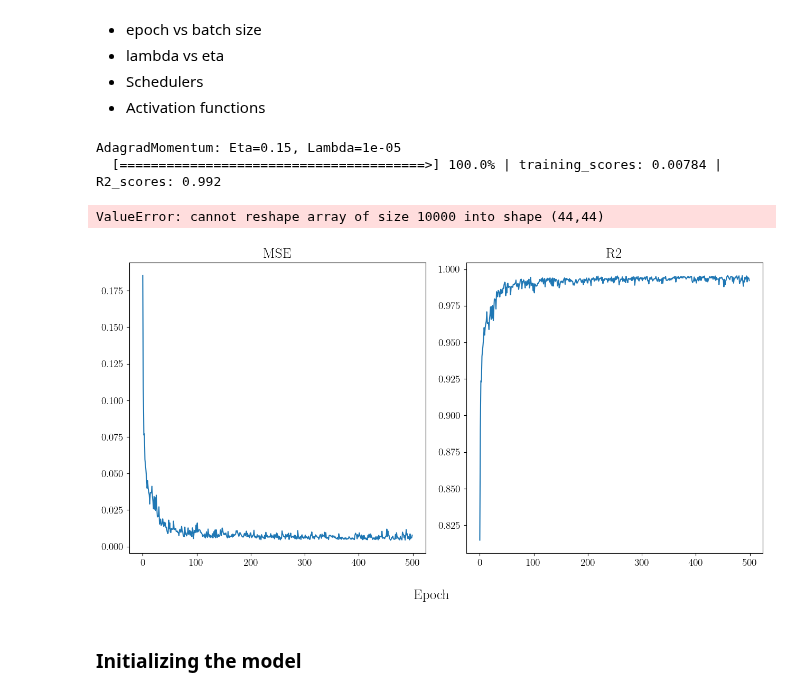
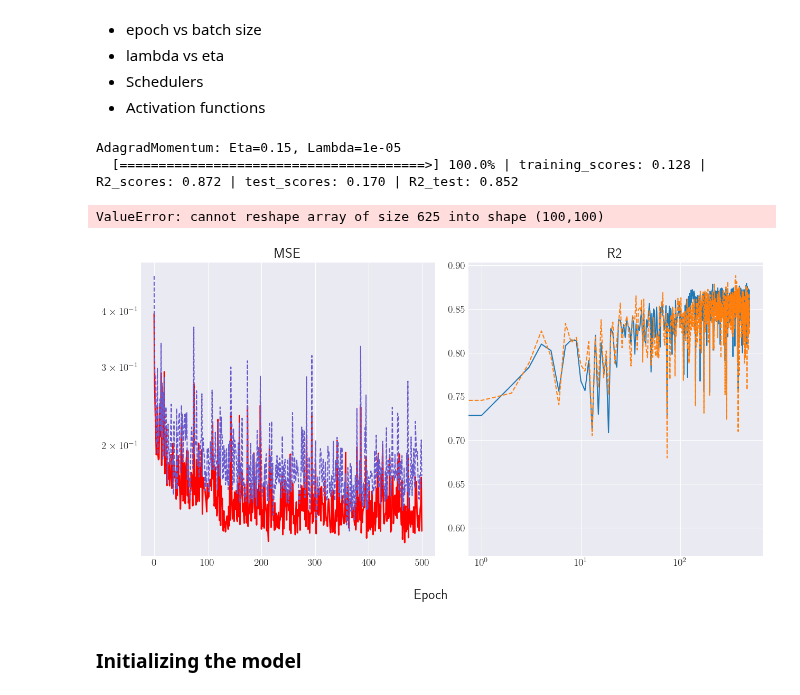
Before and after one commit to Oskar-Idland/FYS-STK4155-Projects, a Jupyter notebook: Project_2/src/b.ipynb, the cells around one changed output. Drawn from its saved outputs; the diff is of its cells as text; code cells hidden in the pictures.

```diff
--- a/Project_2/src/b.ipynb
+++ b/Project_2/src/b.ipynb
@@ -19,19 +19,22 @@ from activation_funcs import *
 from cost_funcs import *
 from Schedulers import *
 from FFNN import FFNN
+
+plt.style.use('seaborn-darkgrid')
 # %%
 seed = 42069
 np.random.seed(seed)
 
 
-N  = 100
+N  = 25
 
 x = np.linspace(0, 1, N)
 y = np.linspace(0, 1, N)
 yy, xx = np.meshgrid(x, y)
 
 zz = FrankeFunction(xx, yy)
-target = zz.reshape(-1,1)
+# target = zz.reshape(-1,1)
+target = (zz + 0.1*np.random.randn(N,N)).reshape(-1,1)
 
 target = (target - np.mean(target)) / np.std(target)
 # %%
@@ -83,17 +85,19 @@ scores = model.fit(
 	epochs=epochs,
 	batches=batches,
 	lmbda=lmbda,
+	X_test=X_test_scaled,
+	y_test=z_test_scaled,
 	)
 # %% [output]
 AdagradMomentum: Eta=0.15, Lambda=1e-05
-  [=======================================>] 100.0% | training_scores: 0.00784 | R2_scores: 0.992
+  [=======================================>] 100.0% | training_scores: 0.128 | R2_scores: 0.872 | test_scores: 0.170 | R2_test: 0.852
 # %%
 z_pred = model.predict(X_test_scaled)
 z_pred = scaler_z.inverse_transform(z_pred)
 
 grid_size = int(np.sqrt(len(z_pred)))
-xx = xx.reshape((grid_size, grid_size))
-yy = yy.reshape((grid_size, grid_size))
+xx = xx.reshape((100, 100))
+yy = yy.reshape((100, 100))
 zz = zz.reshape((grid_size, grid_size))
 z_pred = z_pred.reshape((grid_size, grid_size))
 
@@ -115,27 +119,31 @@ plt.tight_layout()
 # plt.savefig("../figs/a_Franke_surf.pdf")
 plt.show()
 # %% [output]
-ValueError: cannot reshape array of size 10000 into shape (44,44)
+ValueError: cannot reshape array of size 625 into shape (100,100)
 # %%
 MSE_scores = scores["cost"]
 R2_scores = scores["R2"]
+MSE_test = scores["test_cost"]
+R2_test = scores["test_R2"]
 
 fig, axs = plt.subplots(1, 2, figsize = (13, 7))
-axs[0].plot(MSE_scores, label = "MSE")
+axs[0].semilogy(MSE_scores, label = "MSE", color="r", linewidth=2)
+axs[0].semilogy(MSE_test, label = "MSE test", color="slateblue", linestyle="--")
 axs[0].set_title("MSE")
 # axs[0].set_yscale('log')  # Set y-axis to log scale
 
-axs[1].plot(R2_scores, label = "R2")
+axs[1].semilogx(R2_scores, label = "R2")
+axs[1].semilogx(R2_test, label = "R2 test", linestyle="--")
 axs[1].set_title("R2")
 # axs[1].set_yscale('log')  # Set y-axis to log scale
 
 fig.supxlabel("Epoch")
 
 plt.tight_layout()
 # plt.savefig("../figs/b_train_scores.pdf")
 plt.show()
 # %% [output]
-[figure, old version]
+[figure, new version]
 # %% [markdown]
 ### Initializing the model
 # %%
```
Also changed, not shown: parts of 15 cells of this notebook, 6 other files.
